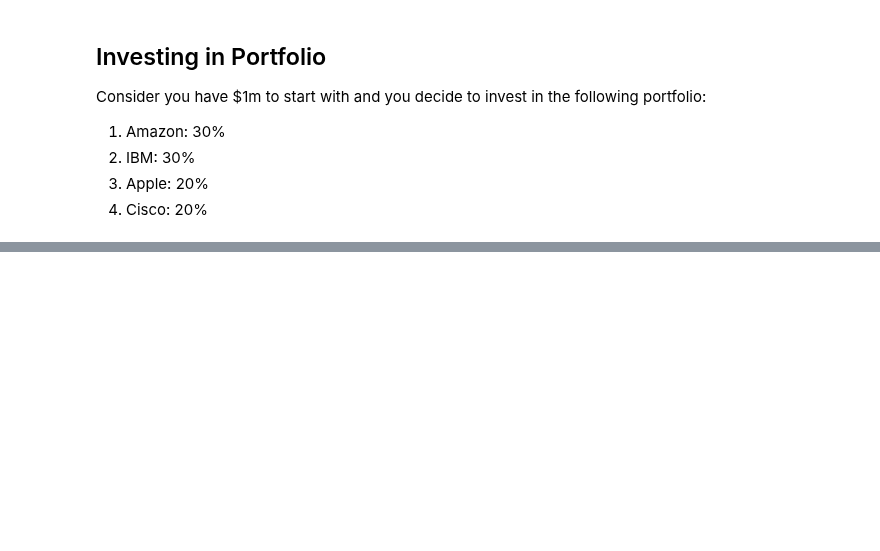
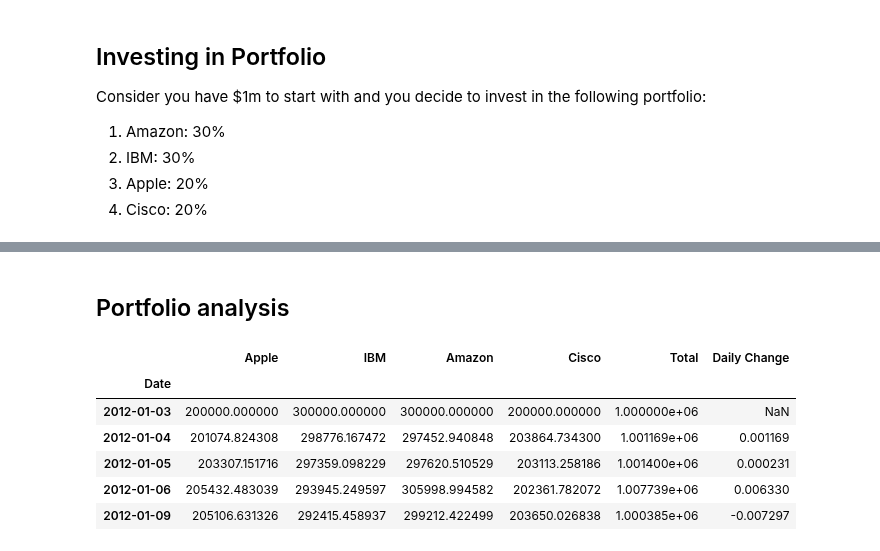
Before and after one commit to maykulkarni/algo_trading, a Jupyter notebook: 5. Finance Fundamentals.ipynb, the cells around one changed output, grey strips where cells are left out. Saved outputs shown, nothing was run; the diff lists cells and outputs as text; code cells hidden in the pictures; blank space fills up the shorter version.

```diff
--- a/5. Finance Fundamentals.ipynb
+++ b/5. Finance Fundamentals.ipynb
@@ -94,0 +133,13 @@ Consider you have $1m to start with and you decide to invest in the following po
+# %% [markdown]
+## Portfolio analysis
+# %%
+returns_df["Daily Change"] = returns_df["Total"].pct_change(1)
+returns_df.head()
+# %% [output]
+|  | Apple | IBM | Amazon | Cisco | Total | Daily Change |
+| Date |  |  |  |  |  |  |
+| 2012-01-03 | 200000.000000 | 300000.000000 | 300000.000000 | 200000.000000 | 1.000000e+06 | NaN |
+| 2012-01-04 | 201074.824308 | 298776.167472 | 297452.940848 | 203864.734300 | 1.001169e+06 | 0.001169 |
+| 2012-01-05 | 203307.151716 | 297359.098229 | 297620.510529 | 203113.258186 | 1.001400e+06 | 0.000231 |
+| 2012-01-06 | 205432.483039 | 293945.249597 | 305998.994582 | 202361.782072 | 1.007739e+06 | 0.006330 |
+| 2012-01-09 | 205106.631326 | 292415.458937 | 299212.422499 | 203650.026838 | 1.000385e+06 | -0.007297 |
```
Also changed, not shown: parts of 18 cells of this notebook, 1 other file.
